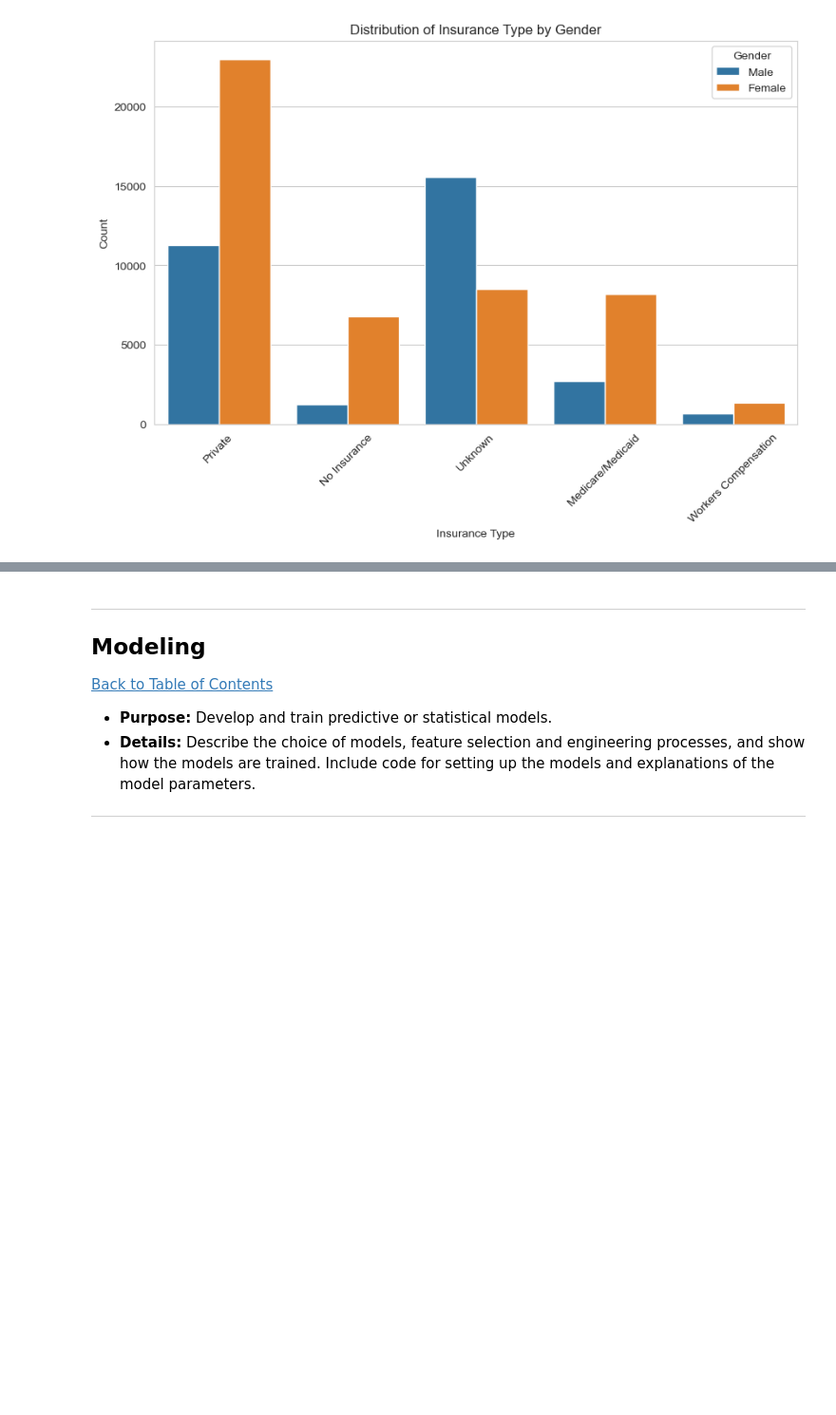
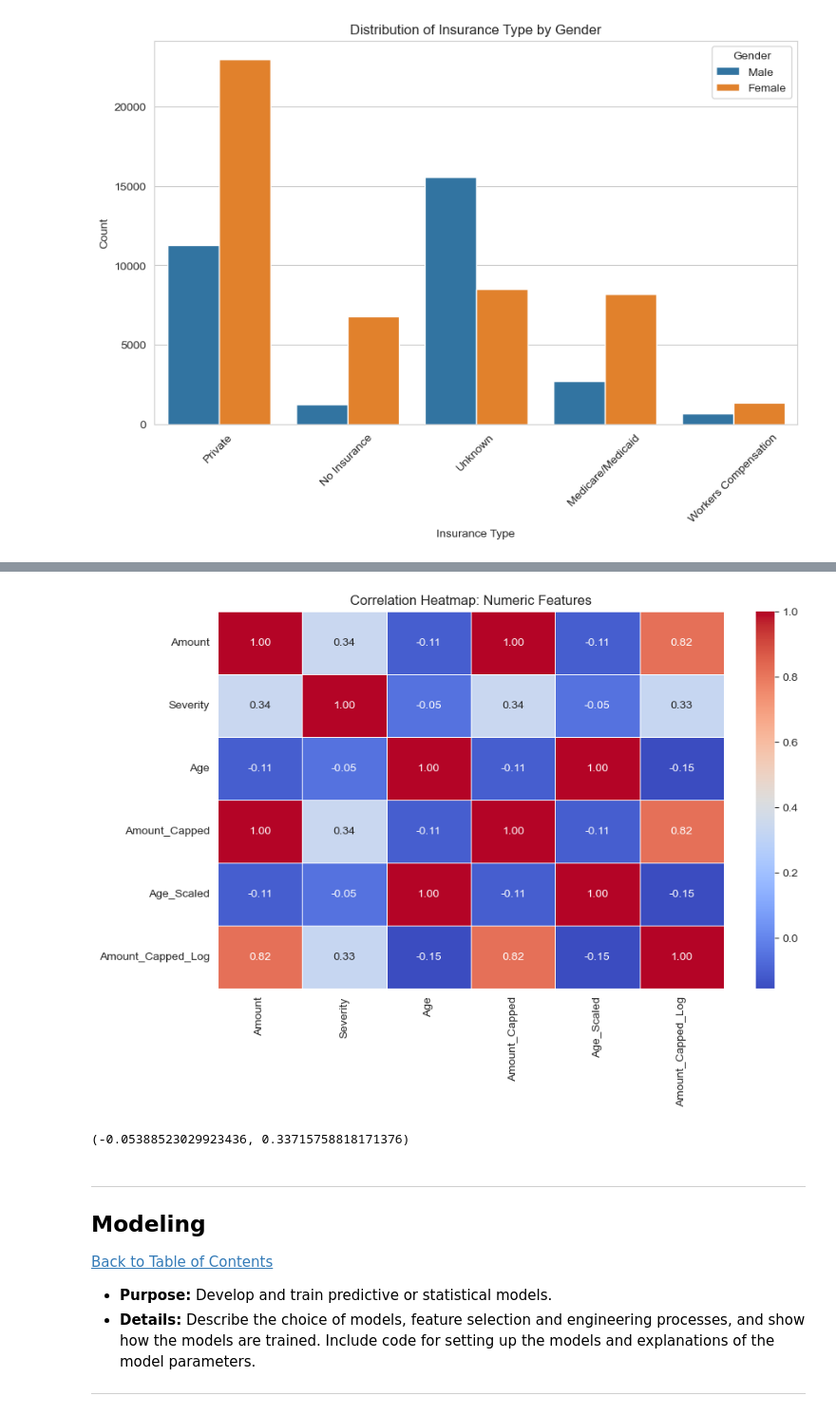
Before and after one commit to HopeMohola/Medical-Malpractice-Claims, a Jupyter notebook: Motshabi_Mohola_Project.ipynb, the cells around one changed output, grey strips where cells are left out. Shown at 95% size. Saved outputs shown, nothing was run; the diff lists cells and outputs as text; code cells hidden in the pictures; blank space fills up the shorter version.

Commit message:
final upload of eda with evaluation of each graph

```diff
--- a/Motshabi_Mohola_Project.ipynb
+++ b/Motshabi_Mohola_Project.ipynb
@@ -844,0 +872,22 @@ Evaluation
+# %%
+# Compute correlation matrix for Age, Severity and Other factors
+# Select only numeric columns
+numeric_df = df.select_dtypes(include='number')
+
+# Compute correlation matrix
+correlation_matrix = numeric_df.corr()
+
+# Plot heatmap
+plt.figure(figsize=(10, 6))
+sns.heatmap(correlation_matrix, annot=True, cmap="coolwarm", fmt=".2f", linewidths=0.5)
+plt.title("Correlation Heatmap: Numeric Features")
+plt.show()
+
+# Extracting specific correlations
+severity_age_corr = correlation_matrix.loc["Severity", "Age"]
+severity_amount_corr = correlation_matrix.loc["Severity", "Amount"]
+
+severity_age_corr, severity_amount_corr
+# %% [output]
+[figure, added]
+(-0.05388523029923436, 0.33715758818171376)
```
Also changed, not shown: parts of 27 cells of this notebook.
